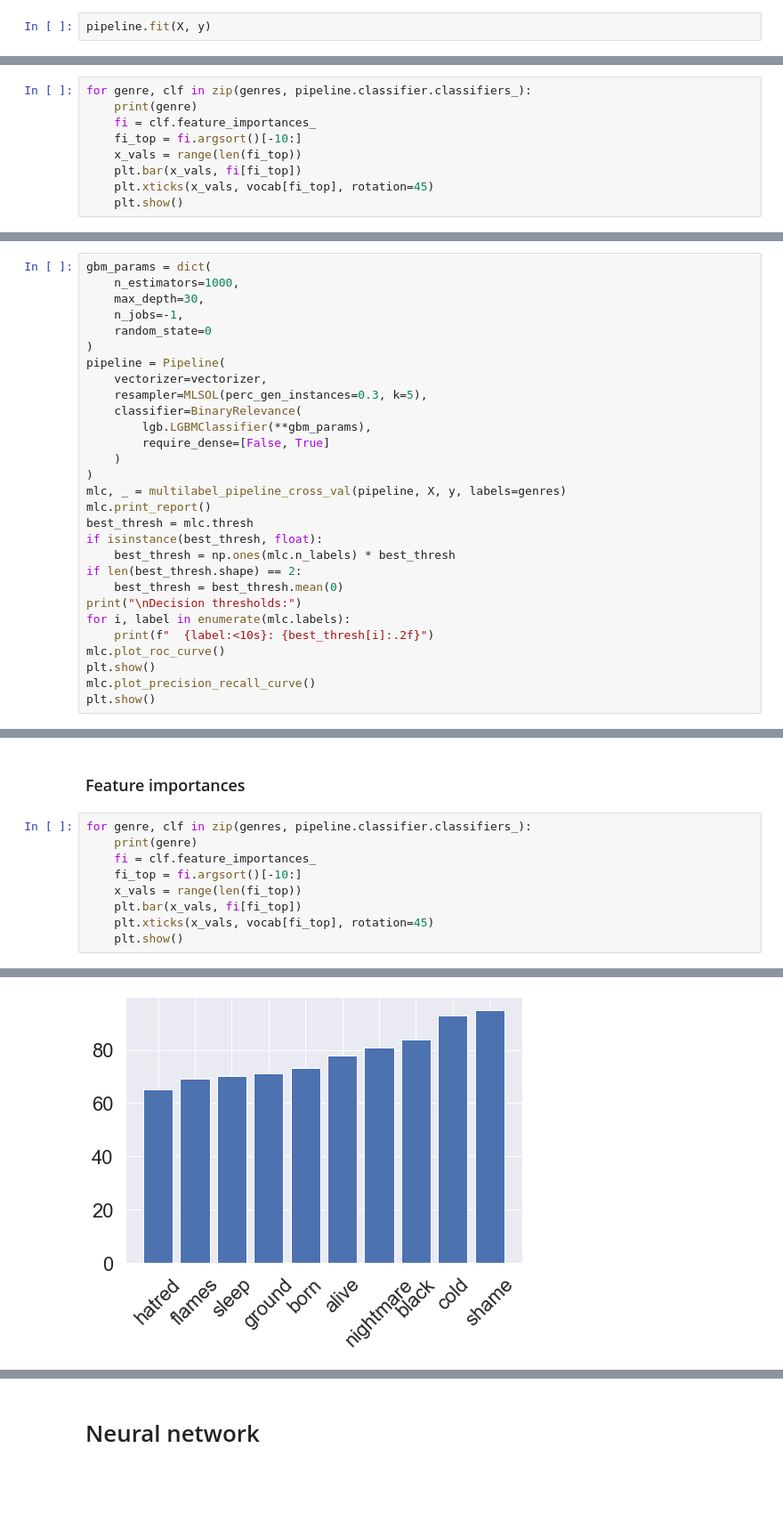
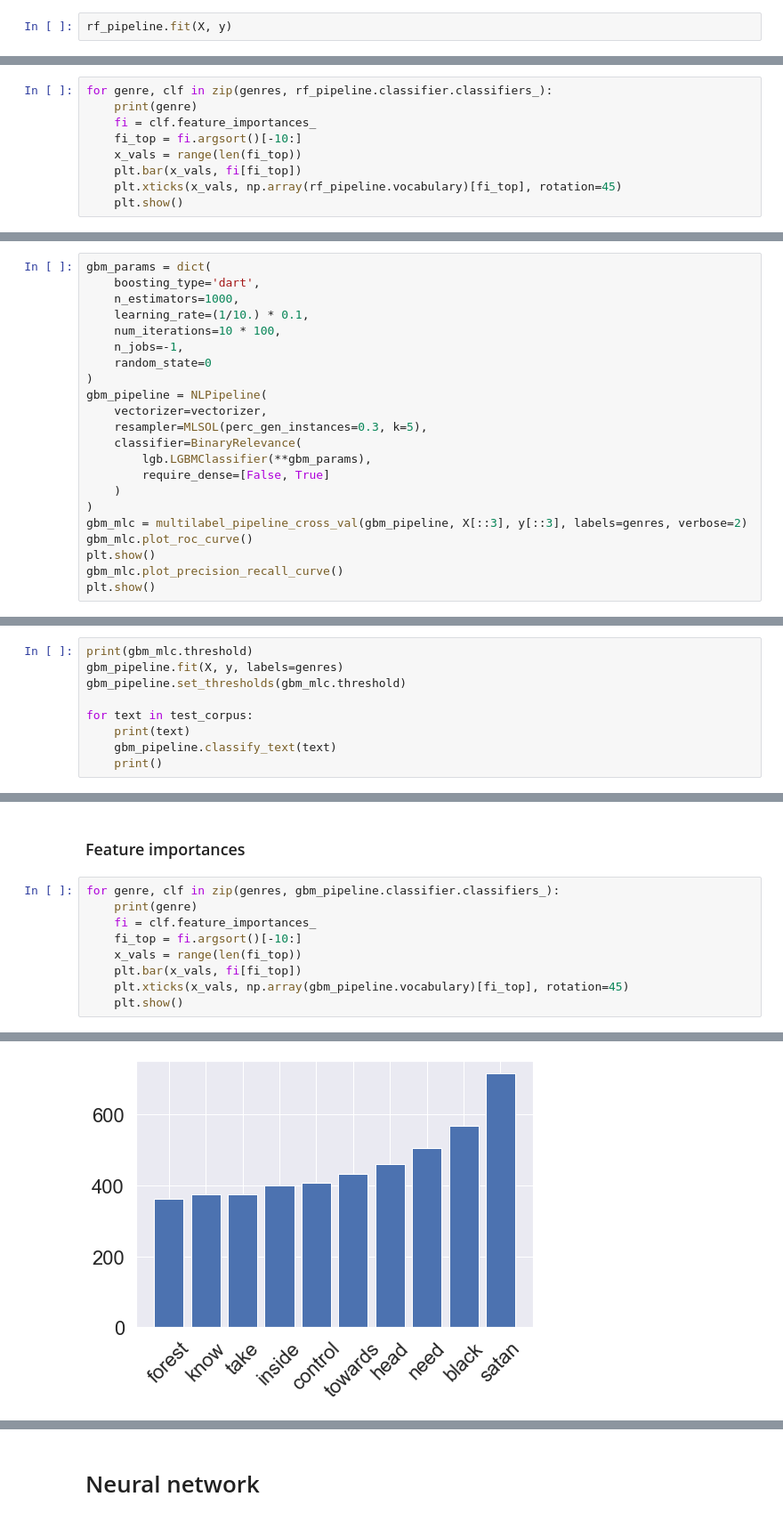
Before and after one commit to pdqnguyen/metallyrics, a Jupyter notebook: analyses/lyrics/notebooks/song-lyrics-multi-genre-bow.ipynb, the cells around one changed output, grey strips where cells are left out. Shown at 89% size. Saved outputs shown, nothing was run; the diff lists cells and outputs as text; blank space fills up the shorter version.

Commit message:
Work on genre classification scripts

```diff
--- a/analyses/lyrics/notebooks/song-lyrics-multi-genre-bow.ipynb
+++ b/analyses/lyrics/notebooks/song-lyrics-multi-genre-bow.ipynb
@@ -1213,17 +1303,17 @@ label: black
 # %% [markdown]
 ### Feature importances
 # %%
-pipeline.fit(X, y)
+rf_pipeline.fit(X, y)
 # %% [output]
 <__main__.Pipeline at 0x...>
 # %%
-for genre, clf in zip(genres, pipeline.classifier.classifiers_):
+for genre, clf in zip(genres, rf_pipeline.classifier.classifiers_):
     print(genre)
     fi = clf.feature_importances_
     fi_top = fi.argsort()[-10:]
     x_vals = range(len(fi_top))
     plt.bar(x_vals, fi[fi_top])
-    plt.xticks(x_vals, vocab[fi_top], rotation=45)
+    plt.xticks(x_vals, np.array(rf_pipeline.vocabulary)[fi_top], rotation=45)
     plt.show()
 # %% [output]
 black
@@ -1239,12 +1329,14 @@ thrash
 # Gradient boosting model
 # %%
 gbm_params = dict(
+    boosting_type='dart',
     n_estimators=1000,
-    max_depth=30,
+    learning_rate=(1/10.) * 0.1,
+    num_iterations=10 * 100,
     n_jobs=-1,
     random_state=0
 )
-pipeline = Pipeline(
+gbm_pipeline = NLPipeline(
     vectorizer=vectorizer,
     resampler=MLSOL(perc_gen_instances=0.3, k=5),
     classifier=BinaryRelevance(
@@ -1252,18 +1344,9 @@ pipeline = Pipeline(
         require_dense=[False, True]
     )
 )
-mlc, _ = multilabel_pipeline_cross_val(pipeline, X, y, labels=genres)
-mlc.print_report()
-best_thresh = mlc.thresh
-if isinstance(best_thresh, float):
-    best_thresh = np.ones(mlc.n_labels) * best_thresh
-if len(best_thresh.shape) == 2:
-    best_thresh = best_thresh.mean(0)
-print("\nDecision thresholds:")
-for i, label in enumerate(mlc.labels):
-    print(f"  {label:<10s}: {best_thresh[i]:.2f}")
-mlc.plot_roc_curve()
+gbm_mlc = multilabel_pipeline_cross_val(gbm_pipeline, X[::3], y[::3], labels=genres, verbose=2)
+gbm_mlc.plot_roc_curve()
 plt.show()
-mlc.plot_precision_recall_curve()
+gbm_mlc.plot_precision_recall_curve()
 plt.show()
 # %% [output]
@@ -1288,0 +1408,9 @@ label: black
+# %%
+print(gbm_mlc.threshold)
+gbm_pipeline.fit(X, y, labels=genres)
+gbm_pipeline.set_thresholds(gbm_mlc.threshold)
+
+for text in test_corpus:
+    print(text)
+    gbm_pipeline.classify_text(text)
+    print()
@@ -1289,15 +1445,15 @@ label: black
 # %% [markdown]
 ### Feature importances
 # %%
-for genre, clf in zip(genres, pipeline.classifier.classifiers_):
+for genre, clf in zip(genres, gbm_pipeline.classifier.classifiers_):
     print(genre)
     fi = clf.feature_importances_
     fi_top = fi.argsort()[-10:]
     x_vals = range(len(fi_top))
     plt.bar(x_vals, fi[fi_top])
-    plt.xticks(x_vals, vocab[fi_top], rotation=45)
+    plt.xticks(x_vals, np.array(gbm_pipeline.vocabulary)[fi_top], rotation=45)
     plt.show()
 # %% [output]
 black
-[figure, old version]
+[figure, new version]
 death
```
Also changed, not shown: parts of 38 cells of this notebook, 6 other files.
